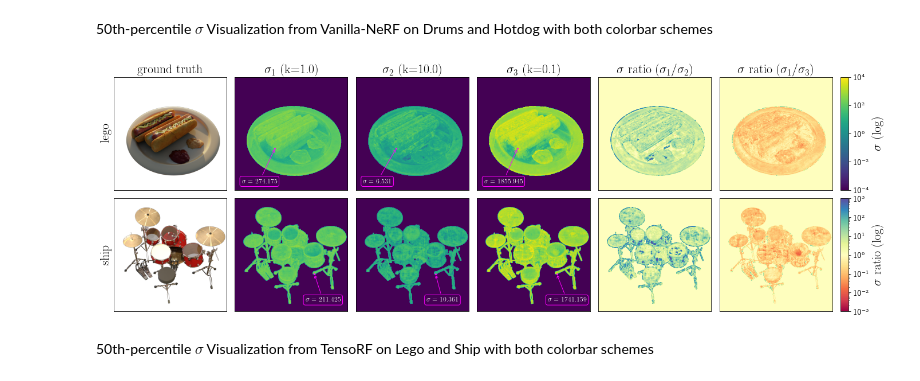
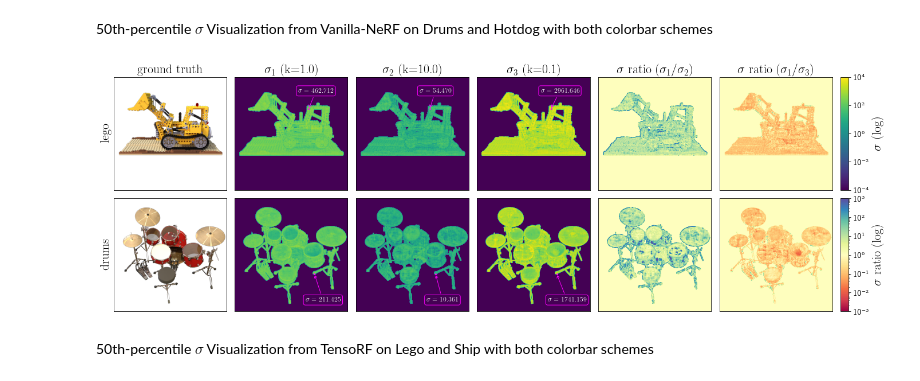
Before and after one commit to j93hahn/scratch, a Jupyter notebook: scratch/algos/alphainv.ipynb, the cells around one changed output. Saved outputs shown, nothing was run; the diff lists cells and outputs as text; code cells hidden in the pictures.

```diff
--- a/scratch/algos/alphainv.ipynb
+++ b/scratch/algos/alphainv.ipynb
@@ -271,18 +370,61 @@ grid = ImageGrid(
 )
 
 # extract hotdog data
-hotdog_gt = imageio.imread('hotdog_gt.png')
-k_01 = process_sigmas(torch.load("hotdog_01.pt", map_location=torch.device('cpu')).squeeze(), lower, upper).reshape(800,800)
-k_1 = process_sigmas(torch.load("hotdog_1.pt", map_location=torch.device('cpu')).squeeze(), lower, upper).reshape(800,800)
-k_10 = process_sigmas(torch.load("hotdog_10.pt", map_location=torch.device('cpu')).squeeze(), lower, upper).reshape(800,800)
+# hotdog_gt = imageio.imread('hotdog_gt.png')
+# k_01 = process_sigmas(torch.load("hotdog_01.pt", map_location=torch.device('cpu')).squeeze(), lower, upper).reshape(800,800)
+# k_1 = process_sigmas(torch.load("hotdog_1.pt", map_location=torch.device('cpu')).squeeze(), lower, upper).reshape(800,800)
+# k_10 = process_sigmas(torch.load("hotdog_10.pt", map_location=torch.device('cpu')).squeeze(), lower, upper).reshape(800,800)
+# height, width = k_01.shape
+
+# mask1, mask2 = np.where(hotdog_gt.sum(-1) == 0)   # mask out empty pixels
+# k_01[mask1, mask2] = lower
+# k_1[mask1, mask2] = lower
+# k_10[mask1, mask2] = lower
+
+# grid[0].imshow(hotdog_gt)
+# grid[0].set_title("ground truth", fontsize=FONTSIZE, usetex=True)
+# cb_base = grid[1].imshow(k_1.reshape(height, width), cmap='viridis', norm=LogNorm(lower, upper))
+# grid[1].set_title(r"$\sigma_1$ (k=1.0)", fontsize=FONTSIZE, usetex=True)
+# grid[2].imshow(k_10.reshape(height, width), cmap='viridis', norm=LogNorm(lower, upper))
+# grid[2].set_title(r"$\sigma_2$ (k=10.0)", fontsize=FONTSIZE, usetex=True)
+# grid[3].imshow(k_01.reshape(height, width), cmap='viridis', norm=LogNorm(lower, upper))
+# grid[3].set_title(r"$\sigma_3$ (k=0.1)", fontsize=FONTSIZE, usetex=True)
+
+# grid[1].scatter(284, 506, color='magenta', marker='*', s=5)
+# grid[1].annotate(r"$\sigma = 274.175$", xy=(284, 506), xytext=(50, 750), fontsize=SMALLER_FONTSIZE, usetex=True, color='white',
+#                  arrowprops=dict(facecolor='magenta', edgecolor='magenta', arrowstyle='->,head_width=0.2,head_length=0.3'),
+#                  bbox=dict(boxstyle='round,pad=0.3', edgecolor='magenta', facecolor=(1, 1, 1, 0.0)))
+# grid[2].scatter(284, 506, color='magenta', marker='*', s=5)
+# grid[2].annotate(r"$\sigma = 6.531$", xy=(284, 506), xytext=(50, 750), fontsize=SMALLER_FONTSIZE, usetex=True, color='white',
+#                  arrowprops=dict(facecolor='magenta', edgecolor='magenta', arrowstyle='->,head_width=0.2,head_length=0.3'),
+#                  bbox=dict(boxstyle='round,pad=0.3', edgecolor='magenta', facecolor=(1, 1, 1, 0.0)))
+# grid[3].scatter(284, 506, color='magenta', marker='*', s=5)
+# grid[3].annotate(r"$\sigma = 1855.945$", xy=(284, 506), xytext=(50, 750), fontsize=SMALLER_FONTSIZE, usetex=True, color='white',
+#                  arrowprops=dict(facecolor='magenta', edgecolor='magenta', arrowstyle='->,head_width=0.2,head_length=0.3'),
+#                  bbox=dict(boxstyle='round,pad=0.3', edgecolor='magenta', facecolor=(1, 1, 1, 0.0)))
+
+# high_ratio = process_sigmas(k_1 / k_10, ratio_lower, ratio_upper)
+# high_ratio[high_ratio < 1] *= 10
+# low_ratio = process_sigmas(k_1 / k_01, ratio_lower, ratio_upper)
+# low_ratio[low_ratio > 1] /= 10
+# cb_ratio = grid[4].imshow(high_ratio, cmap='Spectral', norm=LogNorm(ratio_lower, ratio_upper))
+# grid[4].set_title(r"$\sigma$ ratio ($\sigma_1 / \sigma_2$)", fontsize=FONTSIZE, usetex=True)
+# grid[5].imshow(low_ratio, cmap='Spectral', norm=LogNorm(ratio_lower, ratio_upper))
+# grid[5].set_title(r"$\sigma$ ratio ($\sigma_1 / \sigma_3$)", fontsize=FONTSIZE, usetex=True)
+
+# extract lego data
+lego_gt = imageio.imread('lego_gt_75.png')
+k_01 = process_sigmas(torch.load("vanilla_lego_01_p75.pt", map_location=torch.device('cpu')).squeeze(), lower, upper).reshape(800,800)
+k_1 = process_sigmas(torch.load("vanilla_lego_1_p75.pt", map_location=torch.device('cpu')).squeeze(), lower, upper).reshape(800,800)
+k_10 = process_sigmas(torch.load("vanilla_lego_10_p75.pt", map_location=torch.device('cpu')).squeeze(), lower, upper).reshape(800,800)
 height, width = k_01.shape
 
-mask1, mask2 = np.where(hotdog_gt.sum(-1) == 0)   # mask out empty pixels
+mask1, mask2 = np.where(lego_gt.sum(-1) == 0)
 k_01[mask1, mask2] = lower
 k_1[mask1, mask2] = lower
 k_10[mask1, mask2] = lower
 
-grid[0].imshow(hotdog_gt)
+grid[0].imshow(lego_gt)
 grid[0].set_title("ground truth", fontsize=FONTSIZE, usetex=True)
 cb_base = grid[1].imshow(k_1.reshape(height, width), cmap='viridis', norm=LogNorm(lower, upper))
 grid[1].set_title(r"$\sigma_1$ (k=1.0)", fontsize=FONTSIZE, usetex=True)
@@ -291,20 +433,21 @@ grid[2].set_title(r"$\sigma_2$ (k=10.0)", fontsize=FONTSIZE, usetex=True)
 grid[3].imshow(k_01.reshape(height, width), cmap='viridis', norm=LogNorm(lower, upper))
 grid[3].set_title(r"$\sigma_3$ (k=0.1)", fontsize=FONTSIZE, usetex=True)
 
-grid[1].scatter(284, 506, color='magenta', marker='*', s=5)
-grid[1].annotate(r"$\sigma = 274.175$", xy=(284, 506), xytext=(50, 750), fontsize=SMALLER_FONTSIZE, usetex=True, color='white',
+grid[1].scatter(523, 224, color='magenta', marker='*', s=5)
+grid[1].annotate(r"$\sigma = 462.712$", xy=(523, 224), xytext=(450, 110), fontsize=SMALLER_FONTSIZE, usetex=True, color='white',
                  arrowprops=dict(facecolor='magenta', edgecolor='magenta', arrowstyle='->,head_width=0.2,head_length=0.3'),
                  bbox=dict(boxstyle='round,pad=0.3', edgecolor='magenta', facecolor=(1, 1, 1, 0.0)))
-grid[2].scatter(284, 506, color='magenta', marker='*', s=5)
-grid[2].annotate(r"$\sigma = 6.531$", xy=(284, 506), xytext=(50, 750), fontsize=SMALLER_FONTSIZE, usetex=True, color='white',
+grid[2].scatter(523, 224, color='magenta', marker='*', s=5)
+grid[2].annotate(r"$\sigma = 54.470$", xy=(523, 224), xytext=(450, 110), fontsize=SMALLER_FONTSIZE, usetex=True, color='white',
                  arrowprops=dict(facecolor='magenta', edgecolor='magenta', arrowstyle='->,head_width=0.2,head_length=0.3'),
                  bbox=dict(boxstyle='round,pad=0.3', edgecolor='magenta', facecolor=(1, 1, 1, 0.0)))
-grid[3].scatter(284, 506, color='magenta', marker='*', s=5)
-grid[3].annotate(r"$\sigma = 1855.945$", xy=(284, 506), xytext=(50, 750), fontsize=SMALLER_FONTSIZE, usetex=True, color='white',
+grid[3].scatter(523, 224, color='magenta', marker='*', s=5)
+grid[3].annotate(r"$\sigma = 2961.646$", xy=(523, 224), xytext=(450, 110), fontsize=SMALLER_FONTSIZE, usetex=True, color='white',
                  arrowprops=dict(facecolor='magenta', edgecolor='magenta', arrowstyle='->,head_width=0.2,head_length=0.3'),
                  bbox=dict(boxstyle='round,pad=0.3', edgecolor='magenta', facecolor=(1, 1, 1, 0.0)))
 
 high_ratio = process_sigmas(k_1 / k_10, ratio_lower, ratio_upper)
+high_ratio[high_ratio < 1] *= 10
 low_ratio = process_sigmas(k_1 / k_01, ratio_lower, ratio_upper)
 low_ratio[low_ratio > 1] /= 10
 cb_ratio = grid[4].imshow(high_ratio, cmap='Spectral', norm=LogNorm(ratio_lower, ratio_upper))
@@ -345,35 +488,35 @@ grid[9].annotate(r"$\sigma = 1741.159$", xy=(564, 536), xytext=(500, 730), fonts
 high_ratio = process_sigmas(k_1 / k_10, ratio_lower, ratio_upper)
 high_ratio[high_ratio < 1] *= 10
 low_ratio = process_sigmas(k_1 / k_01, ratio_lower, ratio_upper)
 low_ratio[low_ratio > 1] /= 10
 grid[10].imshow(high_ratio, cmap='Spectral', norm=LogNorm(ratio_lower, ratio_upper))
 grid[11].imshow(low_ratio, cmap='Spectral', norm=LogNorm(ratio_lower, ratio_upper))
 
 for index in range(12):
     grid[index].get_xaxis().set_visible(False)
     if index not in [0, 6]:
         grid[index].get_yaxis().set_visible(False)
 
 # colorbars and labels
 sigma = plt.colorbar(cb_base, cax=grid.cbar_axes[0])
 sigma.set_label(r"$\sigma$ (log)", fontsize=FONTSIZE, usetex=True)
 sigma.ax.tick_params(labelsize=SMALLER_FONTSIZE)
 
 sigma_r = plt.colorbar(cb_ratio, cax=grid.cbar_axes[1])
 sigma_r.set_label(r"$\sigma$ ratio (log)", fontsize=FONTSIZE, usetex=True)
 sigma_r.ax.tick_params(labelsize=SMALLER_FONTSIZE)
 
 grid[0].set_ylabel("lego", fontsize=FONTSIZE, usetex=True)
 grid[0].set_yticks([])
-grid[6].set_ylabel("ship", fontsize=FONTSIZE, usetex=True)
+grid[6].set_ylabel("drums", fontsize=FONTSIZE, usetex=True)
 grid[6].set_yticks([])
 
 plt.savefig(f"nerf_blender_combo.pdf", dpi=300, bbox_inches='tight')
 plt.show()
 
 FONTSIZE=14
 # %% [output]
-[figure, old version]
+[figure, new version]
 # %% [markdown]
 50th-percentile $\sigma$ Visualization from TensoRF on Lego and Ship with both colorbar schemes
 # %%
```
Also changed, not shown: parts of 14 cells of this notebook.
